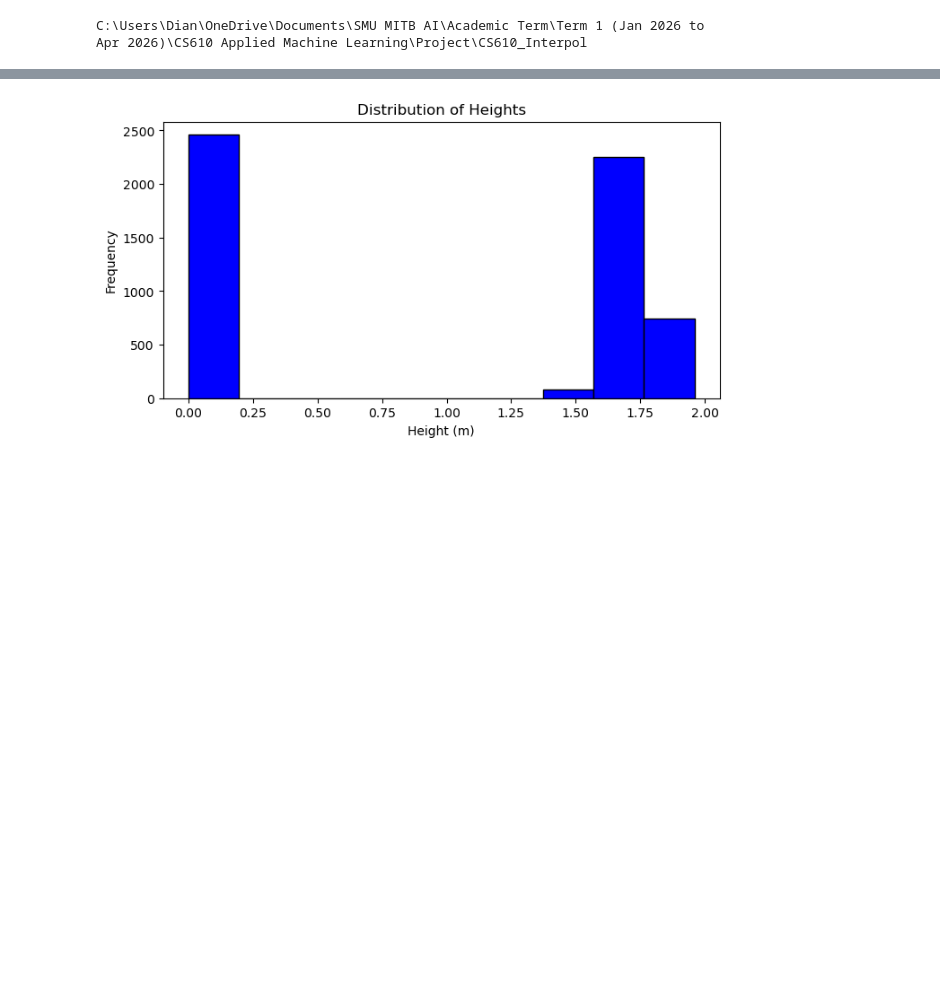
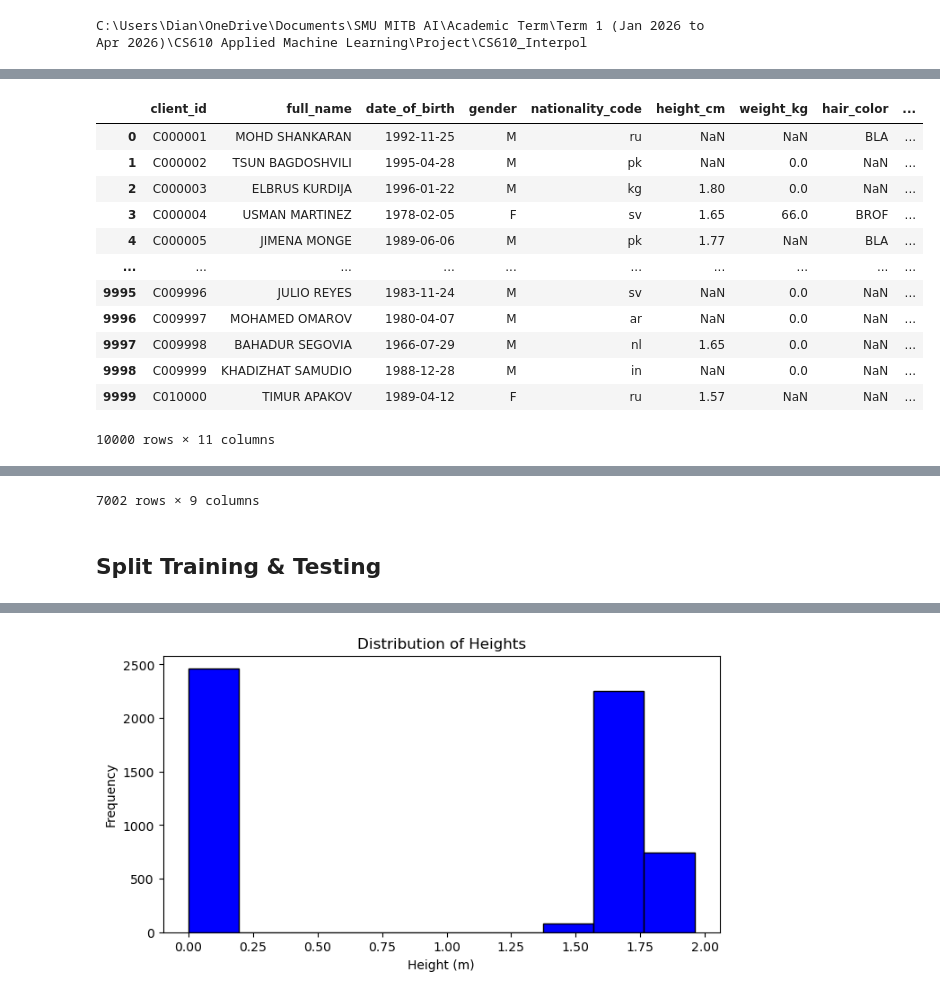
Before and after one commit to dian-farah/Interpol_Biometric_Prediction, a Jupyter notebook: Pillar 3 (Biometric Prediction).ipynb, the cells around one changed output, grey strips where cells are left out. Saved outputs shown, nothing was run; the diff lists cells and outputs as text; code cells hidden in the pictures; blank space fills up the shorter version.

```diff
--- a/Pillar 3 (Biometric Prediction).ipynb
+++ b/Pillar 3 (Biometric Prediction).ipynb
@@ -61,0 +48,47 @@ pd.merge(synthetic_client, sanctions, left_on = 'matched_sanction_id', right_on
+# %%
+# Select Relevant Features
+client_cols = [
+    'client_id',
+    'full_name',
+    'date_of_birth',
+    'gender',
+    'nationality_code',
+    'height_cm',
+    'weight_kg',
+    'hair_color',
+    'eye_color',
+    'match_label',
+    'matched_sanction_id'
+]
+sanctions_cols = [
+    'name',
+    'birth_date',
+    'GENDER',
+    'countries',
+    'height',
+    'weight',
+    'hairColor',
+    'eyeColor',
+    'id'
+]
+synthetic_client = synthetic_client[client_cols]
+sanctions = sanctions[sanctions_cols]
+synthetic_client = synthetic_client.drop_duplicates().reset_index(drop=True)
+sanctions = sanctions.drop_duplicates().reset_index(drop=True)
+
+display(synthetic_client)
+display(sanctions)
+# %% [output]
+|  | client_id | full_name | date_of_birth | gender | nationality_code | height_cm | weight_kg | hair_color | ... |
+| 0 | C000001 | MOHD SHANKARAN | 1992-11-25 | M | ru | NaN | NaN | BLA | ... |
+| 1 | C000002 | TSUN BAGDOSHVILI | 1995-04-28 | M | pk | NaN | 0.0 | NaN | ... |
+| 2 | C000003 | ELBRUS KURDIJA | 1996-01-22 | M | kg | 1.80 | 0.0 | NaN | ... |
+| 3 | C000004 | USMAN MARTINEZ | 1978-02-05 | F | sv | 1.65 | 66.0 | BROF | ... |
+| 4 | C000005 | JIMENA MONGE | 1989-06-06 | M | pk | 1.77 | NaN | BLA | ... |
+| ... | ... | ... | ... | ... | ... | ... | ... | ... | ... |
+| 9995 | C009996 | JULIO REYES | 1983-11-24 | M | sv | NaN | 0.0 | NaN | ... |
+| 9996 | C009997 | MOHAMED OMAROV | 1980-04-07 | M | ar | NaN | 0.0 | NaN | ... |
+| 9997 | C009998 | BAHADUR SEGOVIA | 1966-07-29 | M | nl | 1.65 | 0.0 | NaN | ... |
+| 9998 | C009999 | KHADIZHAT SAMUDIO | 1988-12-28 | M | in | NaN | 0.0 | NaN | ... |
+| 9999 | C010000 | TIMUR APAKOV | 1989-04-12 | F | ru | 1.57 | NaN | NaN | ... |
+10000 rows × 11 columns
@@ -61,0 +107,3 @@ pd.merge(synthetic_client, sanctions, left_on = 'matched_sanction_id', right_on
+7002 rows × 9 columns
+# %% [markdown]
+## Split Training & Testing
```
Also changed, not shown: parts of 8 cells of this notebook, 2 other files.
